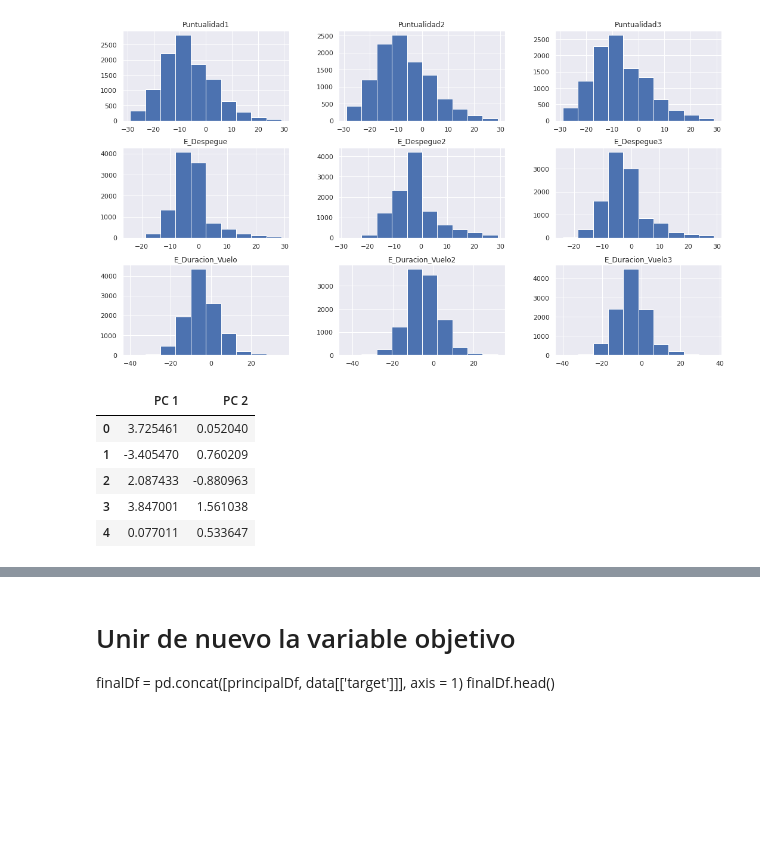
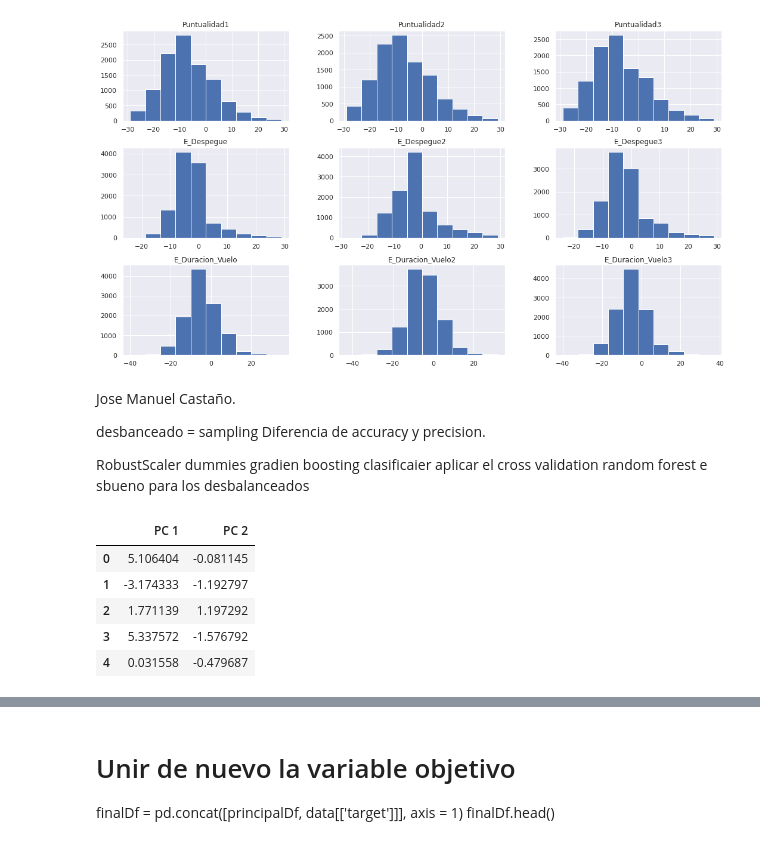
Before and after one commit to JMML2021/Avaluaci-final-per-passar-a-projecte, a Jupyter notebook: Companyia Aerea Algoritmes d’aprenentatge supervisat.ipynb, the cells around one changed output, grey strips where cells are left out. Drawn from its saved outputs; the diff is of its cells as text; code cells hidden in the pictures; blank space fills up the shorter version.

```diff
--- a/Companyia Aerea Algoritmes d’aprenentatge supervisat.ipynb
+++ b/Companyia Aerea Algoritmes d’aprenentatge supervisat.ipynb
@@ -58,6 +58,12 @@ Hoja = 'FLT_2022'
 path = ('/content/drive/MyDrive/Ficheros de Vueling/2022-09-20 14:39:04.960091 FLT_2022.xlsx')
 
 df = pd.read_excel(path) #, sheet_name=Hoja)
+# %%
+# Para crear una logistic regresion:
+
+df['Tard1?'] = np.where(df['Puntualidad1'] <10, 0, 1)
+df['Tard2?'] = np.where(df['Puntualidad2'] <10, 0, 1)
+df['Tard3?'] = np.where(df['Puntualidad3'] <10, 0, 1)
 # %%
 df.info()
 # %% [output]
@@ -175,31 +197,41 @@ memory usage: 30.2 KB
 ax= df2[df2.columns].hist(figsize=(18,10))
 # %% [output]
 [figure]
+# %% [markdown]
+Jose Manuel Castaño.
+
+desbanceado = sampling
+Diferencia de accuracy y precision.
+
+RobustScaler dummies
+gradien boosting clasificaier
+aplicar el cross validation
+random forest e sbueno para los desbalanceados
 # %%
 #Import sl transformacion StandScaler
 from sklearn.preprocessing import StandardScaler
 
 #Separamosla columna "target".
-x = df2.loc[:,df2.columns != 'Puntualidad3'].values
-y = df2.loc[:,['Puntualidad3']].values
+x = df2.loc[:,df2.columns != 'Puntualidad3'] #.values
+y = df2.loc[:,['Tard?']].values
 
 #Transformamos los datos
 x= pd.DataFrame(StandardScaler().fit_transform(x))
-y=pd.DataFrame(y)
+y= pd.DataFrame(y)
 # creamos el PCA:
 pca = PCA(n_components=2)
 
 #Obtenemos el PCA.
 pComp=pca.fit_transform(x)
 
 principalDf = pd.DataFrame(data = pComp
              , columns = ['PC 1', 'PC 2'])
 
 principalDf.head()
 # %% [output]
 |  | PC 1 | PC 2 |
-| 0 | 3.725461 | 0.052040 |
-| 1 | -3.405470 | 0.760209 |
-| 2 | 2.087433 | -0.880963 |
-| 3 | 3.847001 | 1.561038 |
-| 4 | 0.077011 | 0.533647 |
+| 0 | 5.106404 | -0.081145 |
+| 1 | -3.174333 | -1.192797 |
+| 2 | 1.771139 | 1.197292 |
+| 3 | 5.337572 | -1.576792 |
+| 4 | 0.031558 | -0.479687 |
```
Also changed, not shown: parts of 28 cells of this notebook.
